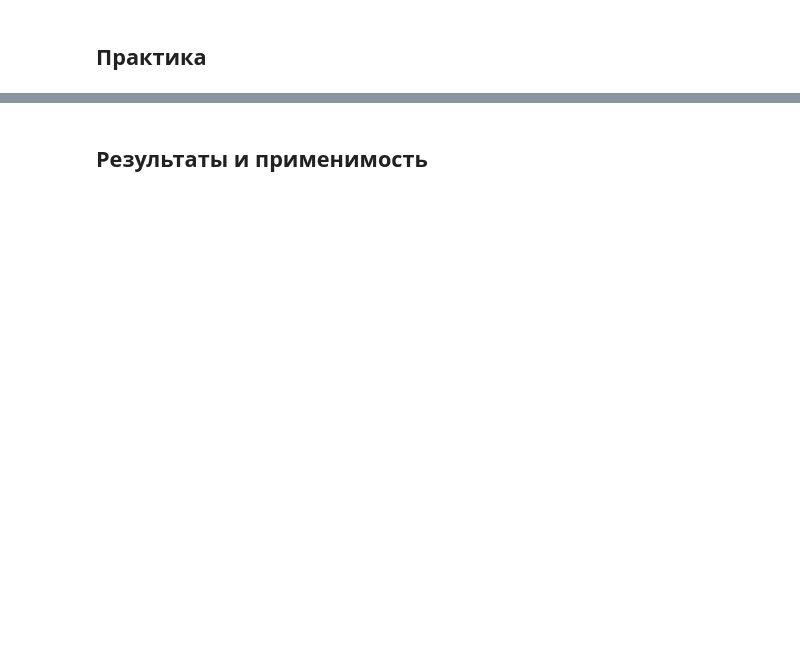
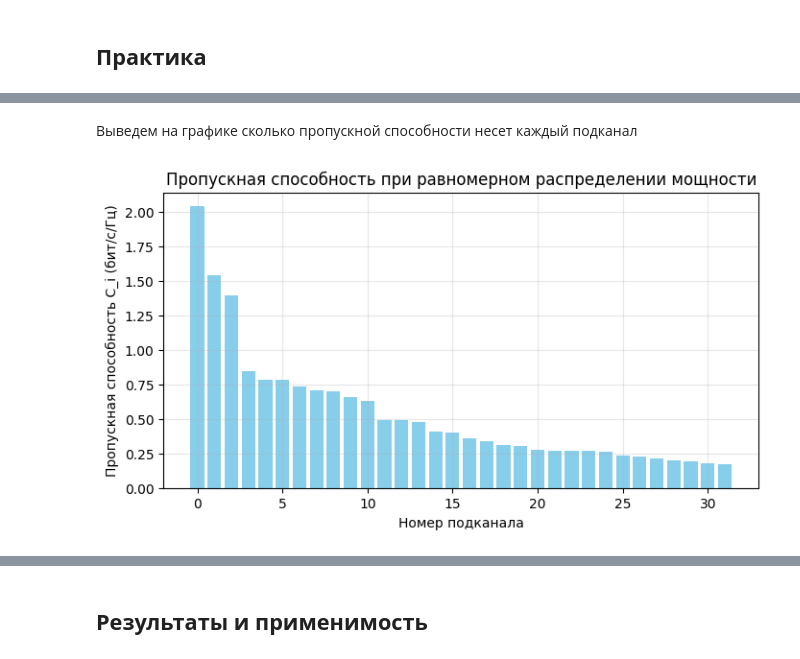
Before and after one commit to oncominglane/theory_of_information, a Jupyter notebook: essays/essay5.ipynb, the cells around one changed output, grey strips where cells are left out. Saved outputs shown, nothing was run; the diff lists cells and outputs as text; code cells hidden in the pictures; blank space fills up the shorter version.

```diff
--- a/essays/essay5.ipynb
+++ b/essays/essay5.ipynb
@@ -595,0 +121,7 @@ $$
+# %%
+import numpy as np
+import matplotlib.pyplot as plt
+N = 32 # число параллельных подканалов
+np.random.seed(42)
+
+P_total = 20.0  # общий бюджет мощности
@@ -595,0 +130,7 @@ $$
+# %%
+# Моделируем разные уровни шума для каждого канала (σ_i^2)
+# Берём значения от "хороших" каналов (низкий шум) до "плохих"
+sigma2 = np.random.uniform(0.1, 5.0, size=N)
+sigma2 = np.sort(sigma2)  # сортируем для удобства (лучшие → худшие)
+
+sigma2
@@ -595,0 +147,15 @@ $$
+# %%
+
+P_uniform = np.full(N, P_total / N)  # равномерное распределение мощности
+
+# Формула пропускной способности для каждого канала:
+# C_i = log2(1 + P_i / sigma_i^2)
+C_uniform_per_channel = np.log2(1 + P_uniform / sigma2)
+
+# Суммарная пропускная способность
+C_uniform_total = np.sum(C_uniform_per_channel)
+
+print("Мощности (равномерно):", P_uniform)
+print("Шумы каналов σ²:", sigma2)
+print("Пропускная способность по каналам:", C_uniform_per_channel)
+print("Суммарная пропускная способность (uniform):", C_uniform_total)
@@ -595,0 +179,12 @@ $$
+# %% [markdown]
+Выведем на графике сколько пропускной способности несет каждый подканал
+# %%
+plt.figure(figsize=(8,4))
+plt.bar(np.arange(N), C_uniform_per_channel, color="skyblue")
+plt.xlabel("Номер подканала")
+plt.ylabel("Пропускная способность C_i (бит/с/Гц)")
+plt.title("Пропускная способность при равномерном распределении мощности")
+plt.grid(True, alpha=0.3)
+plt.show()
+# %% [output]
+[figure, added]
```
Also changed, not shown: parts of 56 cells of this notebook, 3 other files.
